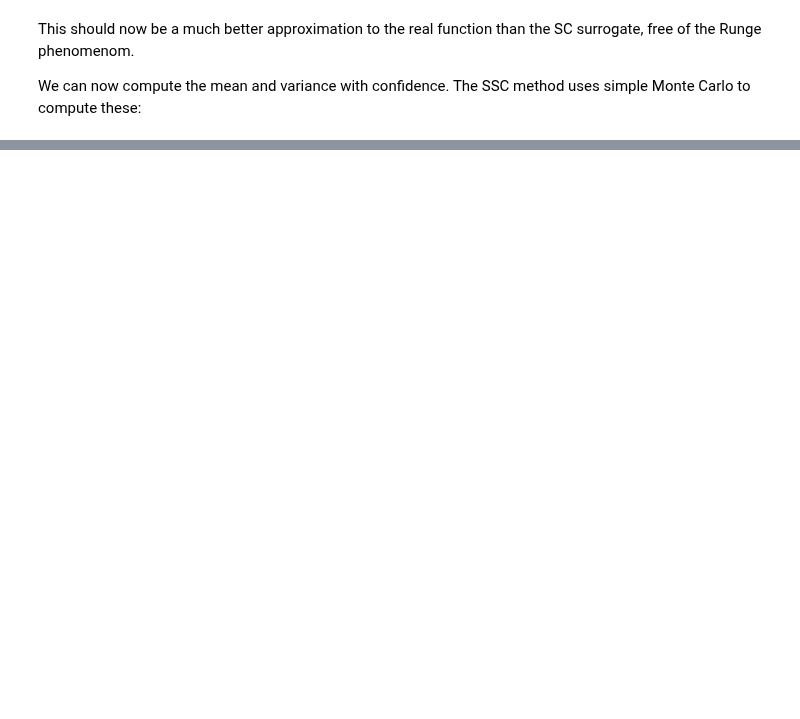
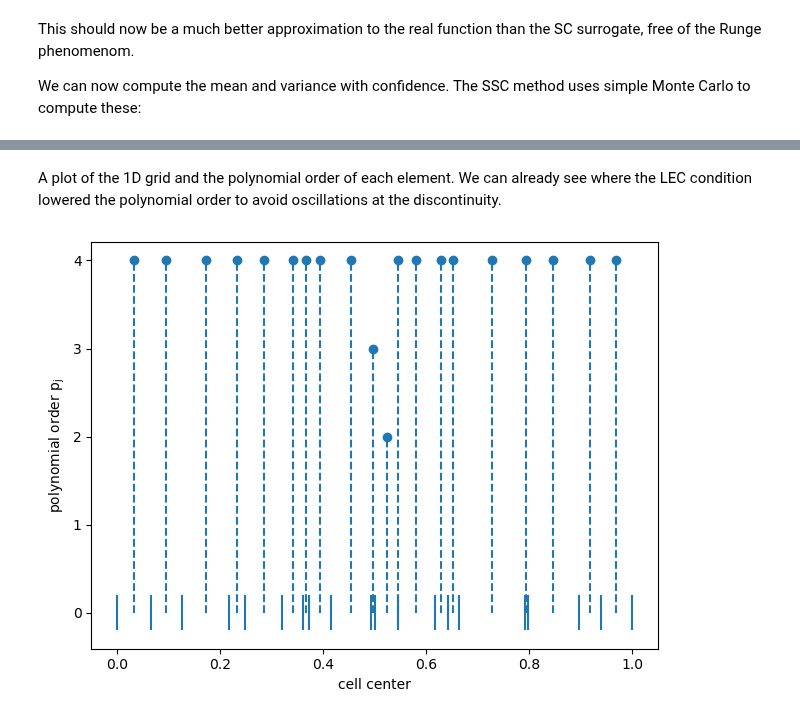
Before and after one commit to UCL-CCS/EasyVVUQ, a Jupyter notebook: tutorials/simplex_stochastic_collocation_tutorial.ipynb, the cells around one changed output, grey strips where cells are left out. Cells and saved outputs as stored; diff of their text form; code cells hidden in the pictures; blank space fills up the shorter version.

```diff
--- a/tutorials/simplex_stochastic_collocation_tutorial.ipynb
+++ b/tutorials/simplex_stochastic_collocation_tutorial.ipynb
@@ -500,0 +522,24 @@ done.
+# %%
+campaign = get_campaign()
+
+# redefine vary as 1D, this fixes xi_2 to its default value defined in params
+vary = {'xi_1' : cp.Uniform(0, 1)}
+
+##################
+# Select sampler #
+##################
+
+sampler = uq.sampling.SSCSampler(vary=vary, max_polynomial_order=4)
+
+# Associate the sampler with the campaign
+campaign.set_sampler(sampler)
+
+###############################
+# execute the defined actions #
+###############################
+
+campaign.execute().collate()
+
+analysis = uq.analysis.SSCAnalysis(sampler = sampler, qoi_cols=['f'])
+
+refine(campaign, analysis, 5, max_fjobs, n_mc_LEC)
@@ -500,0 +564,6 @@ done.
+# %% [markdown]
+A plot of the 1D grid and the polynomial order of each element. We can already see where the LEC condition lowered the polynomial order to avoid oscillations at the discontinuity.
+# %%
+analysis.plot_sampling_plan()
+# %% [output]
+[figure, added]
```
Also changed, not shown: parts of 12 cells of this notebook, 3 other files.
